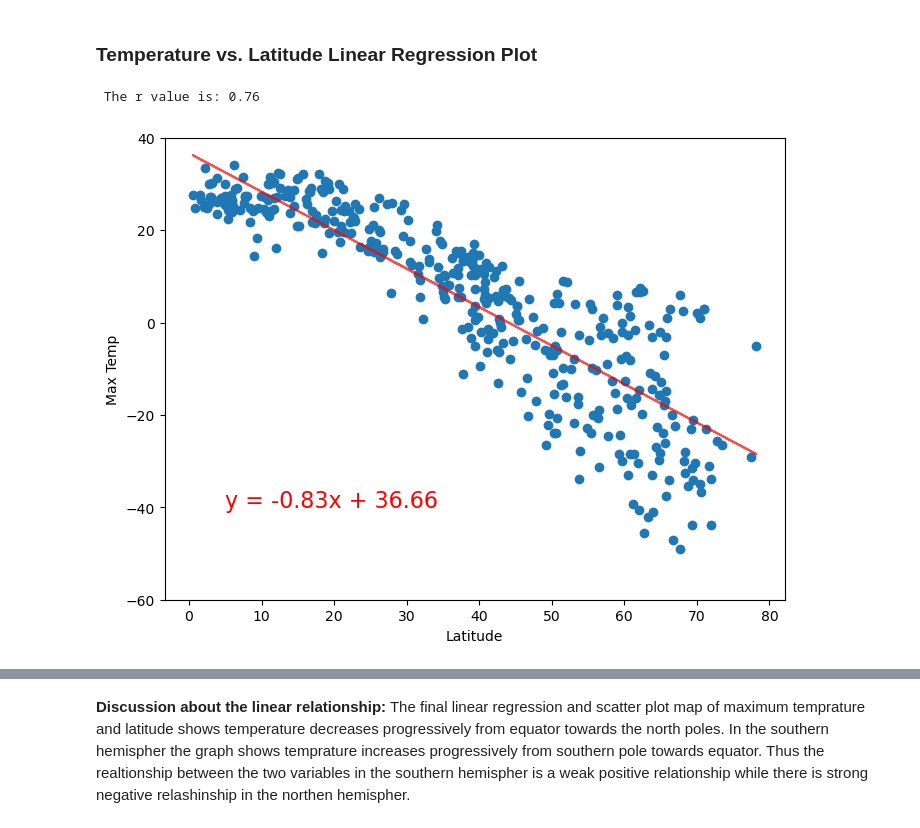
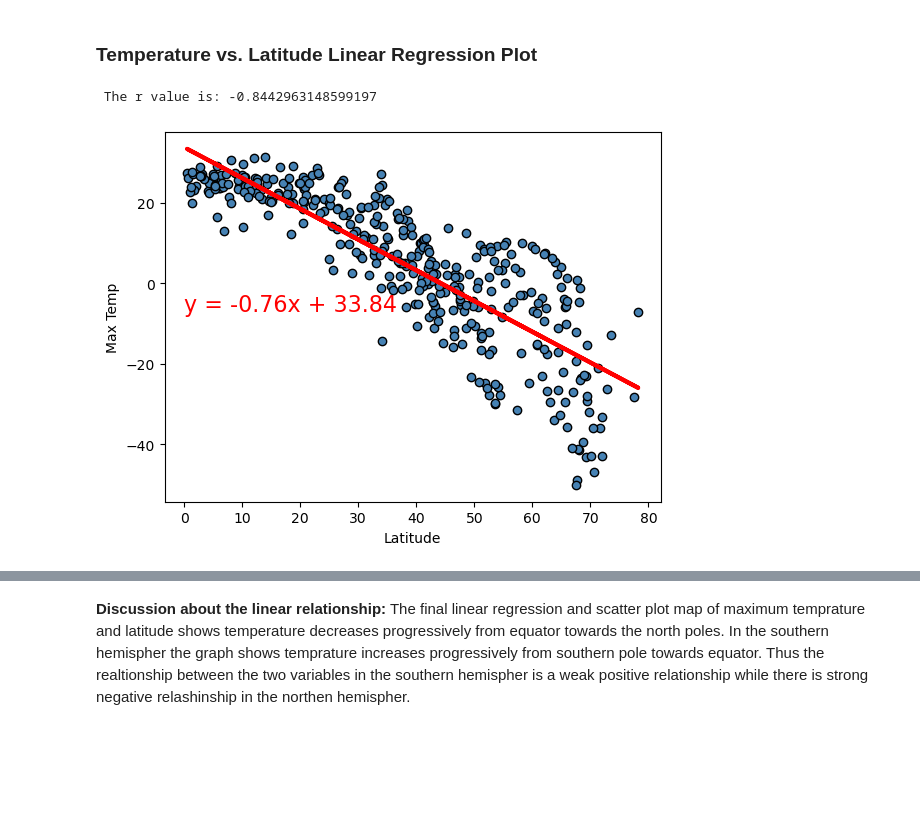
Before and after one commit to fkdk500/python-api-challenge, a Jupyter notebook: starter_code/WeatherPy.ipynb, the cells around one changed output, grey strips where cells are left out. Drawn from its saved outputs; the diff is of its cells as text; code cells hidden in the pictures; blank space fills up the shorter version.

```diff
--- a/starter_code/WeatherPy.ipynb
+++ b/starter_code/WeatherPy.ipynb
@@ -294,0 +307,15 @@ southern_hemi_df.head()
+# %%
+#def
+x_values = northern_hemi_df['Lat']
+y_values = northern_hemi_df['Max Temp']
+
+xc=0
+yc=1
+
+lin_reg_plt()
+plt.xlabel("Latitude")
+plt.ylabel("Max Temp")
+plt.show()
+
+# To close pyplot
+plt.close()
@@ -296,40 +326,33 @@ southern_hemi_df.head()
 ###  Temperature vs. Latitude Linear Regression Plot
 # %%
 # Define a function to create Linear Regression plots
-#def linear_reg(x_values, y_values):
+def lin_reg_plt():
+    (slope, intercept, r_squared, pvalue,stderr)=linregress(x_values,y_values)
+    regress_values = x_values * slope + intercept
+    line_eq_coor=(xc, yc)
+    line_eq = "y = " + str(round(slope,2)) + "x + " + str(round(intercept,2))
+    plt.scatter(x_values,y_values, color='steelblue', edgecolor="black")
+    plt.plot(x_values,regress_values, color='r', linewidth=3)
+    plt.annotate(line_eq, line_eq_coor, fontsize=16, color="red")
 
-x_values = pd.to_numeric(northern_hemi_df['Lat'])
-y_values = pd.to_numeric(northern_hemi_df['Max Temp'])
+    print(f" The r value is: {r_squared}")
 
-# Calculate linear regression values
-(slope, intercept, rvalue, pvalue, stderr) = st.linregress(x_values, y_values)
+#
+#Linear regression on Northern Hemisphere
 
-# Calculate r-squared
-r_squared = round(rvalue**2,2)
-print(f" The r value is: {r_squared}")
-#y = mx + b
-regress_values = x_values * slope + intercept
-line_eq = "y = " + str(round(slope,2)) + "x + " + str(round(intercept,2))
-plt.figure(figsize = (8,6))
+x_values = northern_hemi_df['Lat']
+y_values = northern_hemi_df['Max Temp']
 
-# Gernerate scatter chart with liner regression line, equation of line, r-squared value
+xc=0
+yc=-7
 
-plt.ylim(ymin=-60, ymax=40)
-
-plt.scatter(x_values,y_values)
-plt.plot(x_values,regress_values, color='r', alpha=0.70)
-plt.annotate(line_eq,(5,-40),fontsize=16,color="red")
-
-# Define title and x/y labels
-plt.xlabel('Latitude')
-plt.ylabel('Max Temp')
-
-# Present the box plot chart
+lin_reg_plt()
+plt.xlabel("Latitude")
+plt.ylabel("Max Temp")
 plt.show()
 
 # To close pyplot
 plt.close()
-#linear_reg("pd.to_numeric(northern_hemi_df['Lat'])", "pd.to_numeric(northern_hemi_df['Max Temp])" )
 # %% [output]
- The r value is: 0.76
+ The r value is: -0.8442963148599197
-[figure, old version]
+[figure, new version]
```
Also changed, not shown: parts of 30 cells of this notebook.
